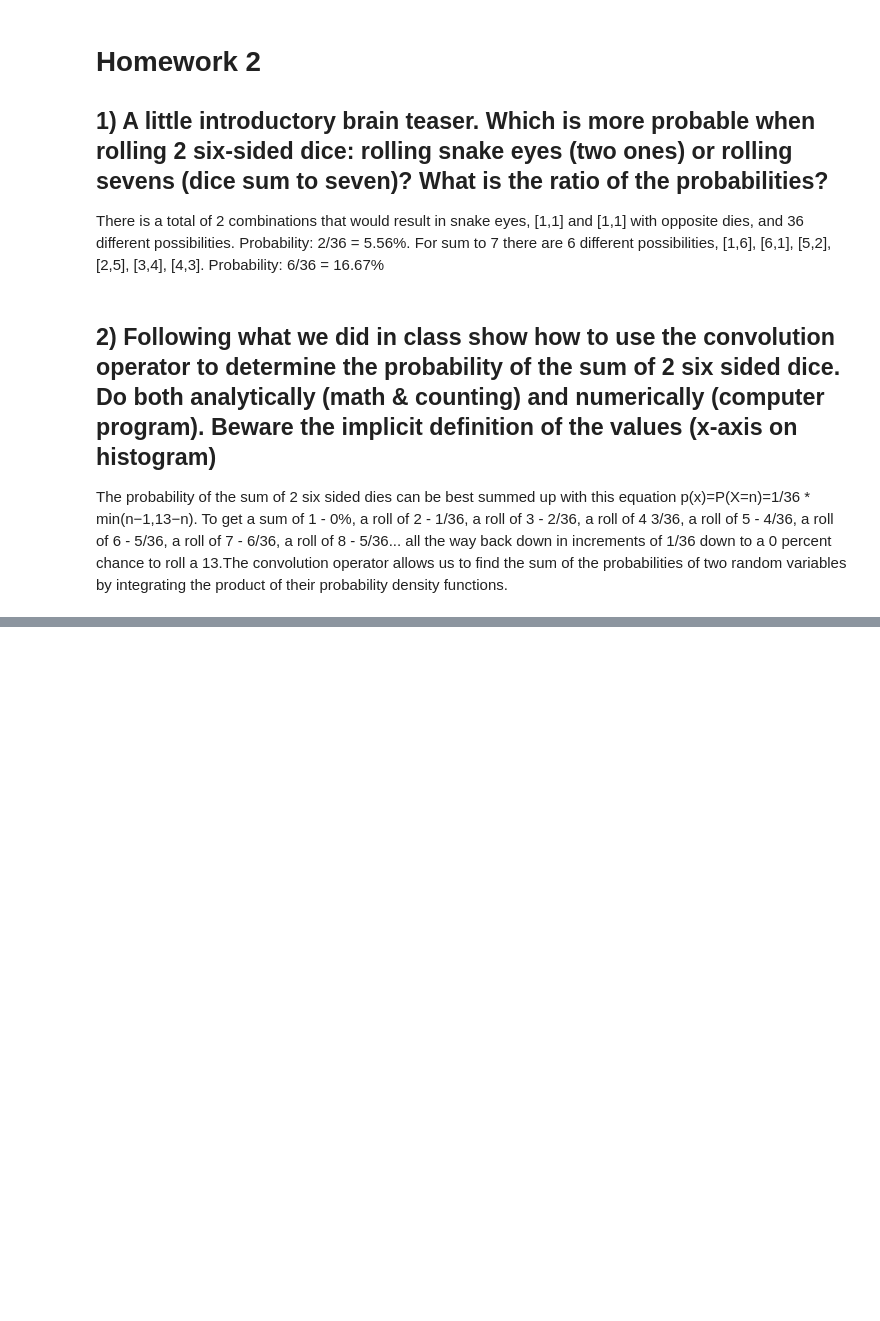
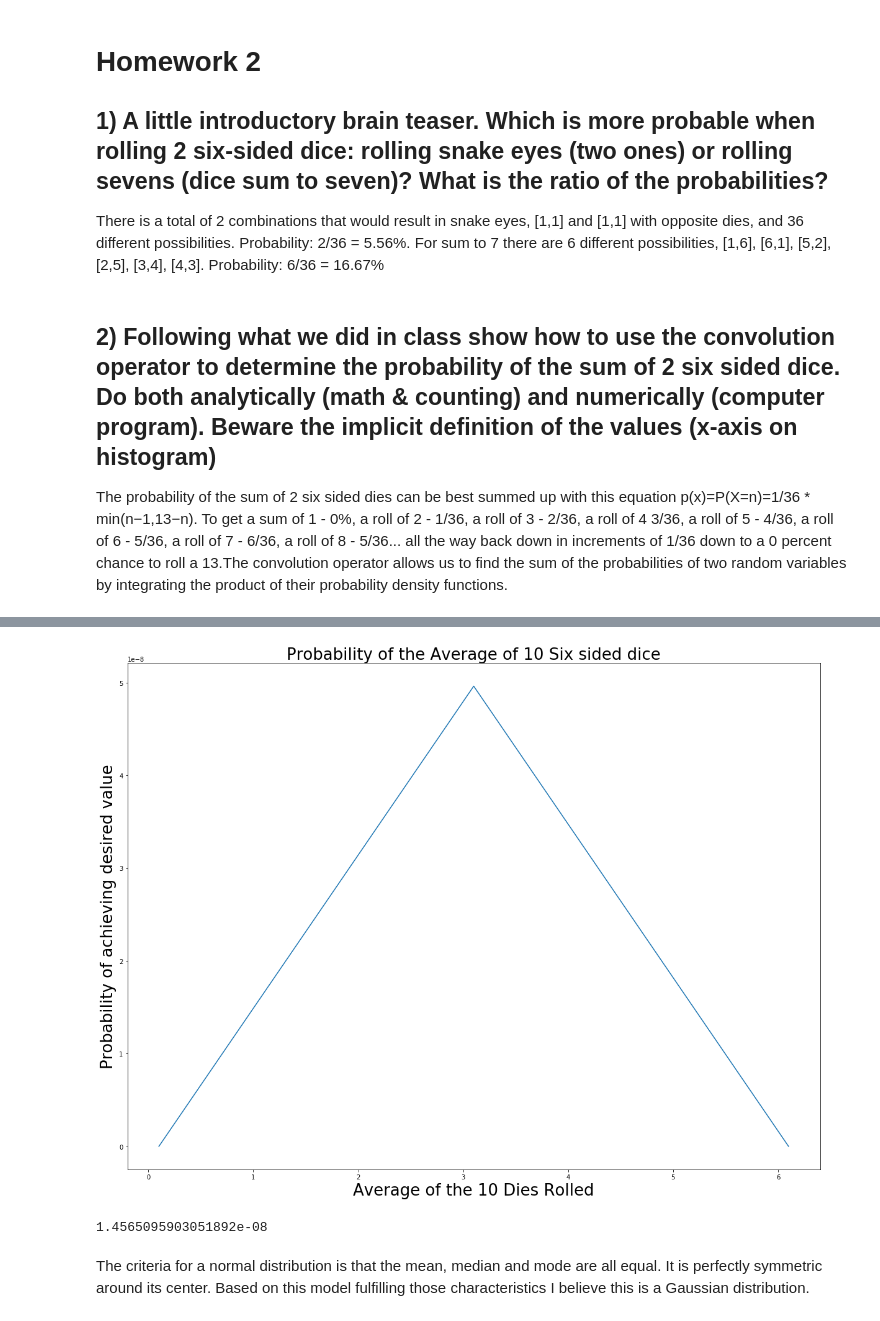
Before and after one commit to IgorBanin/Phys434, a Jupyter notebook: Phys434Labs/Homework/Homework 2.ipynb, the cells around one changed output, grey strips where cells are left out. Saved outputs shown, nothing was run; the diff lists cells and outputs as text; code cells hidden in the pictures; blank space fills up the shorter version.

```diff
--- a/Phys434Labs/Homework/Homework 2.ipynb
+++ b/Phys434Labs/Homework/Homework 2.ipynb
@@ -11,0 +69,20 @@ The probability of the sum of 2 six sided dies can be best summed up with this e
+# %%
+x = np.linspace(1,61,61)
+y = []
+for i in x:
+    val = (1/60466176) * min(i - 1, 61 - i)
+    y.append(val)
+x = np.divide(x,10)
+y = np.divide(y,10)
+plt.xlabel("Average of the 10 Dies Rolled", fontsize = 26)
+plt.ylabel("Probability of achieving desired value", fontsize = 26)
+plt.title("Probability of the Average of 10 Six sided dice", fontsize = 26)
+plt.plot(x, y)
+plt.show()
+
+print(np.std(y))
+# %% [output]
+[figure, added]
+1.4565095903051892e-08
+# %% [markdown]
+The criteria for a normal distribution is that the mean, median and mode are all equal. It is perfectly symmetric around its center. Based on this model fulfilling those characteristics I believe this is a Gaussian distribution.
```
Also changed, not shown: parts of 7 cells of this notebook, 1 other file.
